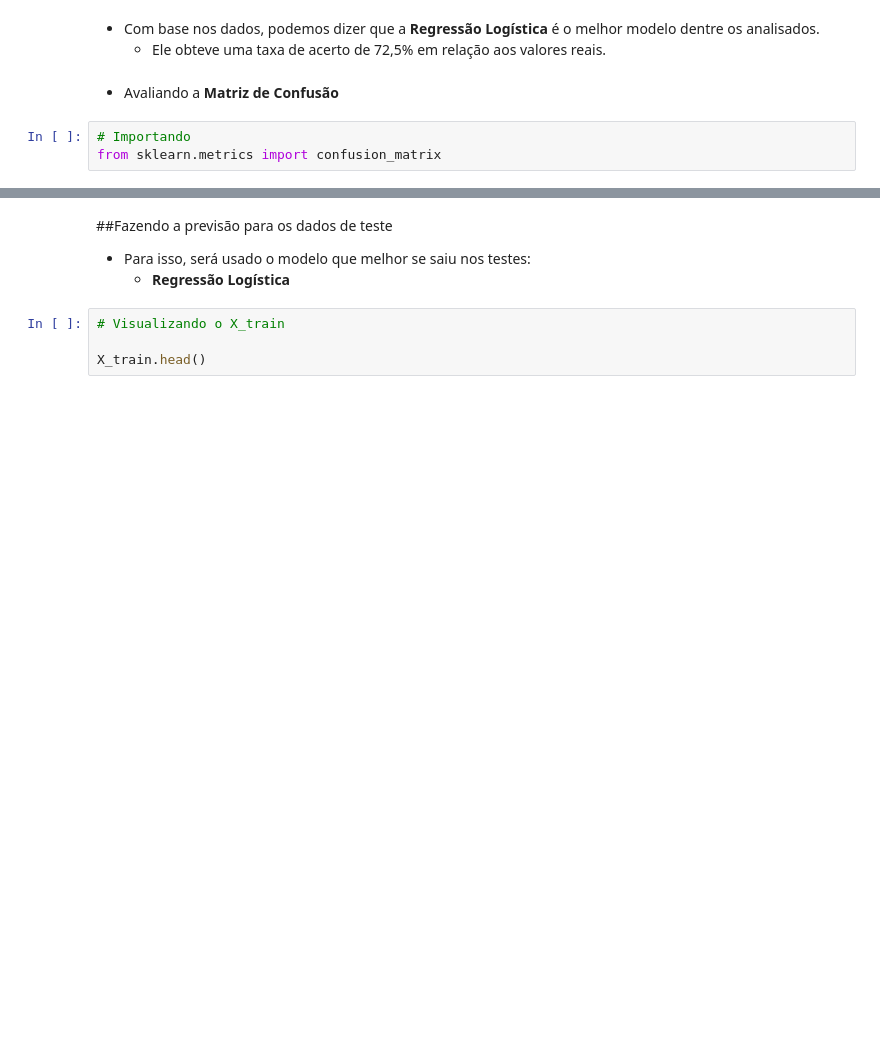
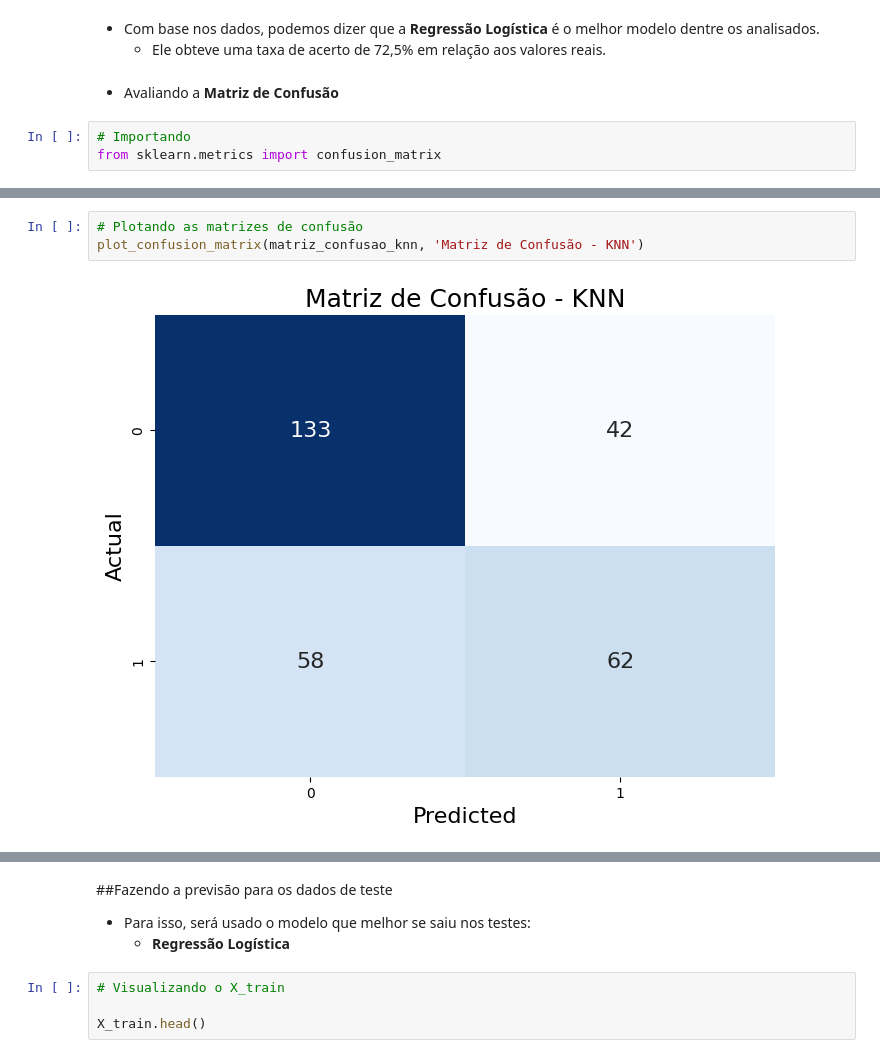
Before and after one commit to pedrohspassos/predicted-survivors-titanic, a Jupyter notebook: analise_titanic_parte1.ipynb, the cells around one changed output, grey strips where cells are left out. Saved outputs shown, nothing was run; the diff lists cells and outputs as text; blank space fills up the shorter version.

```diff
--- a/analise_titanic_parte1.ipynb
+++ b/analise_titanic_parte1.ipynb
@@ -566,0 +576,5 @@ print(matriz_confusao_rl)
+# %%
+# Plotando as matrizes de confusão
+plot_confusion_matrix(matriz_confusao_knn, 'Matriz de Confusão - KNN')
+# %% [output]
+[figure, added]
```
Also changed, not shown: parts of 4 cells of this notebook.
